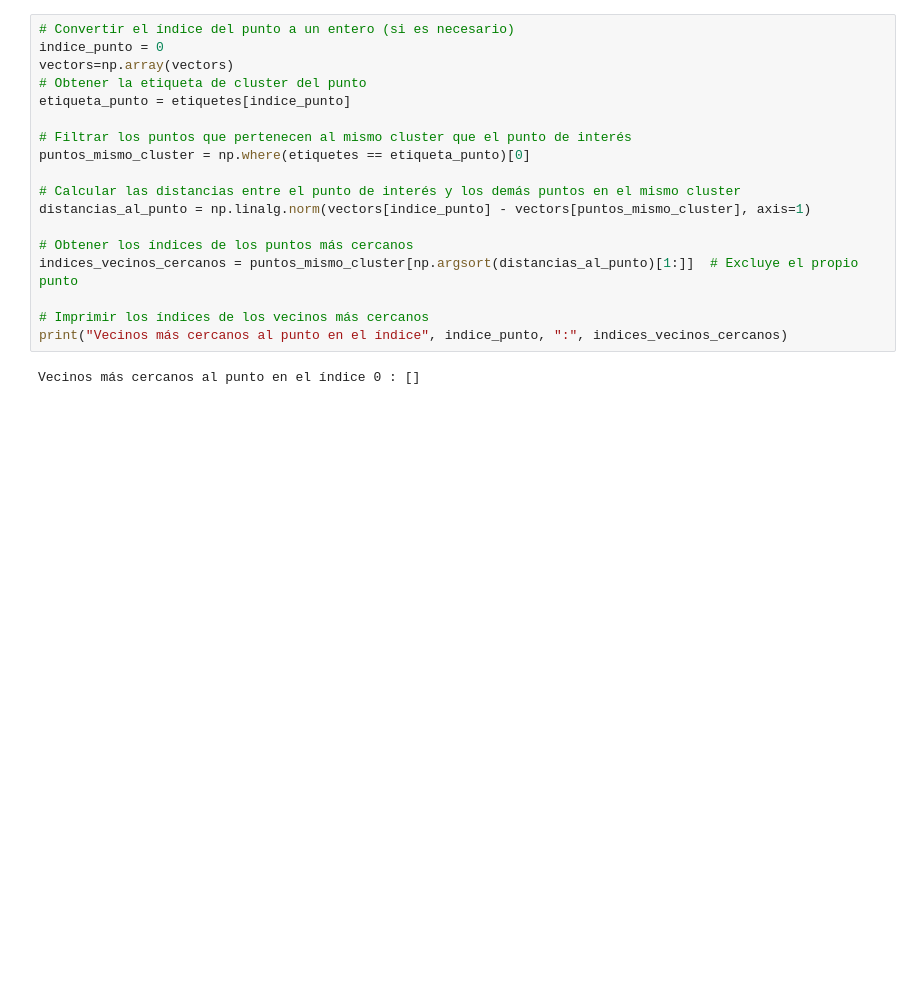
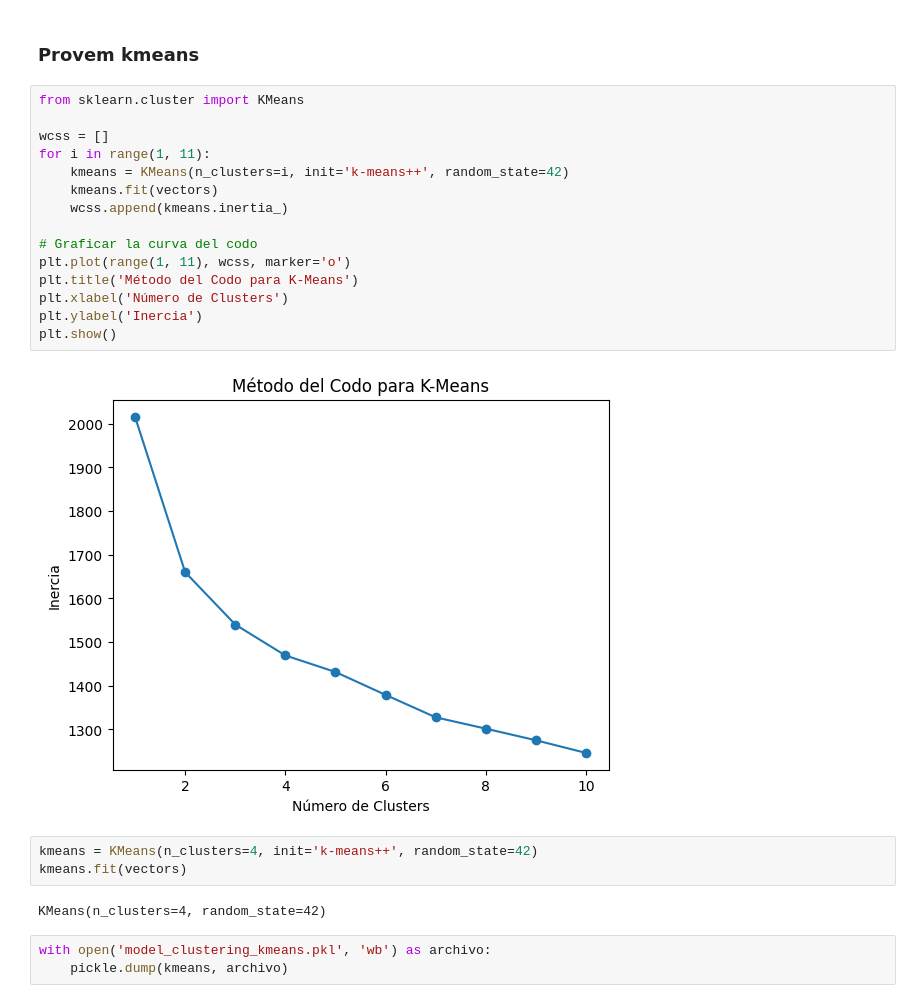
Before and after one commit to oliviapuig/SBC_practica, a Jupyter notebook: clustering.ipynb, the cells around one changed output. Cells and saved outputs as stored; diff of their text form; blank space fills up the shorter version.

```diff
--- a/clustering.ipynb
+++ b/clustering.ipynb
@@ -69,20 +76,27 @@ array([0])
-# %%
-# Convertir el índice del punto a un entero (si es necesario)
-indice_punto = 0
-vectors=np.array(vectors)
-# Obtener la etiqueta de cluster del punto
-etiqueta_punto = etiquetes[indice_punto]
-
-# Filtrar los puntos que pertenecen al mismo cluster que el punto de interés
-puntos_mismo_cluster = np.where(etiquetes == etiqueta_punto)[0]
-
-# Calcular las distancias entre el punto de interés y los demás puntos en el mismo cluster
-distancias_al_punto = np.linalg.norm(vectors[indice_punto] - vectors[puntos_mismo_cluster], axis=1)
-
-# Obtener los índices de los puntos más cercanos
-indices_vecinos_cercanos = puntos_mismo_cluster[np.argsort(distancias_al_punto)[1:]]  # Excluye el propio punto
-
-# Imprimir los índices de los vecinos más cercanos
-print("Vecinos más cercanos al punto en el índice", indice_punto, ":", indices_vecinos_cercanos)
-# %% [output]
-Vecinos más cercanos al punto en el índice 0 : []
+# %% [markdown]
+### Provem kmeans
+# %%
+from sklearn.cluster import KMeans
+
+wcss = []
+for i in range(1, 11):
+    kmeans = KMeans(n_clusters=i, init='k-means++', random_state=42)
+    kmeans.fit(vectors)
+    wcss.append(kmeans.inertia_)
+
+# Graficar la curva del codo
+plt.plot(range(1, 11), wcss, marker='o')
+plt.title('Método del Codo para K-Means')
+plt.xlabel('Número de Clusters')
+plt.ylabel('Inercia')
+plt.show()
+# %% [output]
+[figure, added]
+# %%
+kmeans = KMeans(n_clusters=4, init='k-means++', random_state=42)
+kmeans.fit(vectors)
+# %% [output]
+KMeans(n_clusters=4, random_state=42)
+# %%
+with open('model_clustering_kmeans.pkl', 'wb') as archivo:
+    pickle.dump(kmeans, archivo)
```
Also changed, not shown: parts of 12 cells of this notebook, 5 other files.
